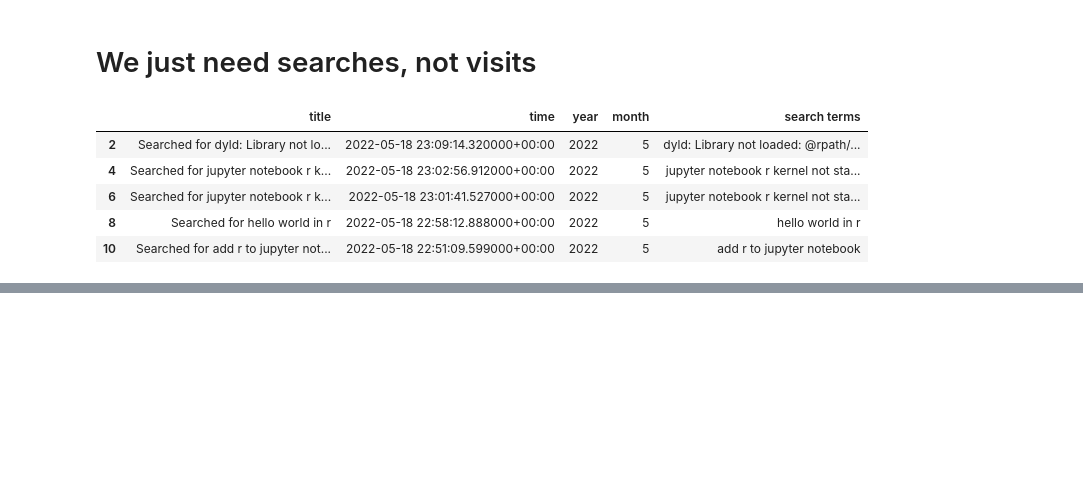
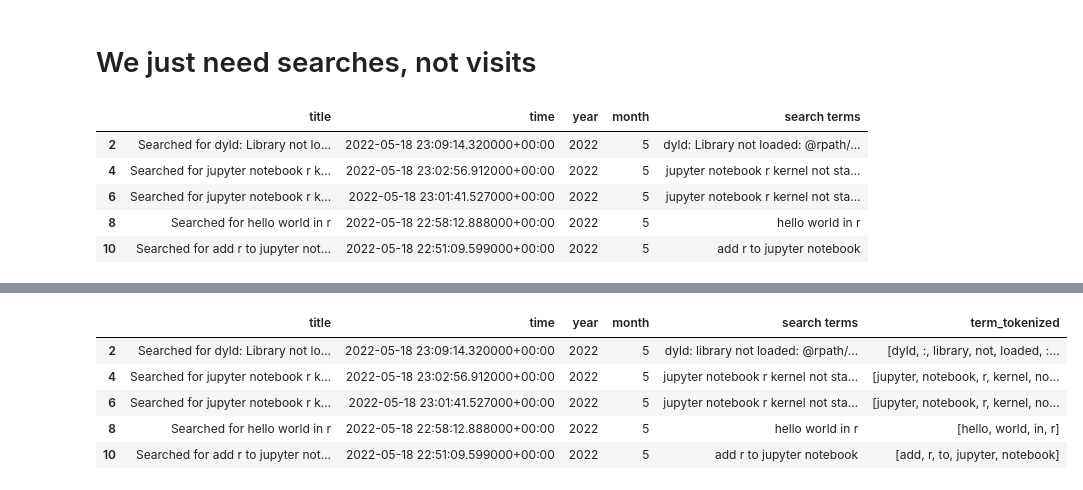
Before and after one commit to erickaakcire/explore_google_takeout, a Jupyter notebook: Google Takout - Search Data - ICA Hackathon 2022.ipynb, the cells around one changed output, grey strips where cells are left out. Saved outputs shown, nothing was run; the diff lists cells and outputs as text; code cells hidden in the pictures; blank space fills up the shorter version.

```diff
--- a/Google Takout - Search Data - ICA Hackathon 2022.ipynb
+++ b/Google Takout - Search Data - ICA Hackathon 2022.ipynb
@@ -56,6 +59,7 @@ In this Breakout session we will analyze our own Google Search History Takeouts
 # %%
 import pandas as pd
-df = pd.read_json("/Users/emt/Downloads/Takeout 6/My Activity/Search/MyActivity.json")
+# CHANGE THE FILE PATH BELOW TO YOUR FILE PATH (LOCAL OR ON COLAB)
+df = pd.read_json("/content/MyActivity.json")
 df.head()
 # %% [output]
 |  | header | title | titleUrl | time | products | activityControls | locationInfos | details | subtitles |
@@ -156,5 +164,5 @@ df.head()
 # %% [markdown]
 # We just need searches, not visits
 # %%
-df['search terms'] = df['title'].str.extract(r'Searched for (.*)', expand=False)
+df['search_terms'] = df['title'].str.extract(r'Searched for (.*)', expand=False)
 # %%
@@ -173,0 +206,14 @@ df['search terms'] = df['search terms'].str.lower()
+# %%
+def tokenize(txt):
+    words = word_tokenize(txt)
+    return words
+
+df['term_tokenized'] = df.apply(lambda row: tokenize(row['search_terms'].lower()), axis=1).copy()
+df.tail()
+# %% [output]
+|  | title | time | year | month | search terms | term_tokenized |
+| 2 | Searched for dyld: Library not lo... | 2022-05-18 23:09:14.320000+00:00 | 2022 | 5 | dyld: library not loaded: @rpath/... | [dyld, :, library, not, loaded, :... |
+| 4 | Searched for jupyter notebook r k... | 2022-05-18 23:02:56.912000+00:00 | 2022 | 5 | jupyter notebook r kernel not sta... | [jupyter, notebook, r, kernel, no... |
+| 6 | Searched for jupyter notebook r k... | 2022-05-18 23:01:41.527000+00:00 | 2022 | 5 | jupyter notebook r kernel not sta... | [jupyter, notebook, r, kernel, no... |
+| 8 | Searched for hello world in r | 2022-05-18 22:58:12.888000+00:00 | 2022 | 5 | hello world in r | [hello, world, in, r] |
+| 10 | Searched for add r to jupyter not... | 2022-05-18 22:51:09.599000+00:00 | 2022 | 5 | add r to jupyter notebook | [add, r, to, jupyter, notebook] |
```
Also changed, not shown: parts of 20 cells of this notebook, 1 other file.
